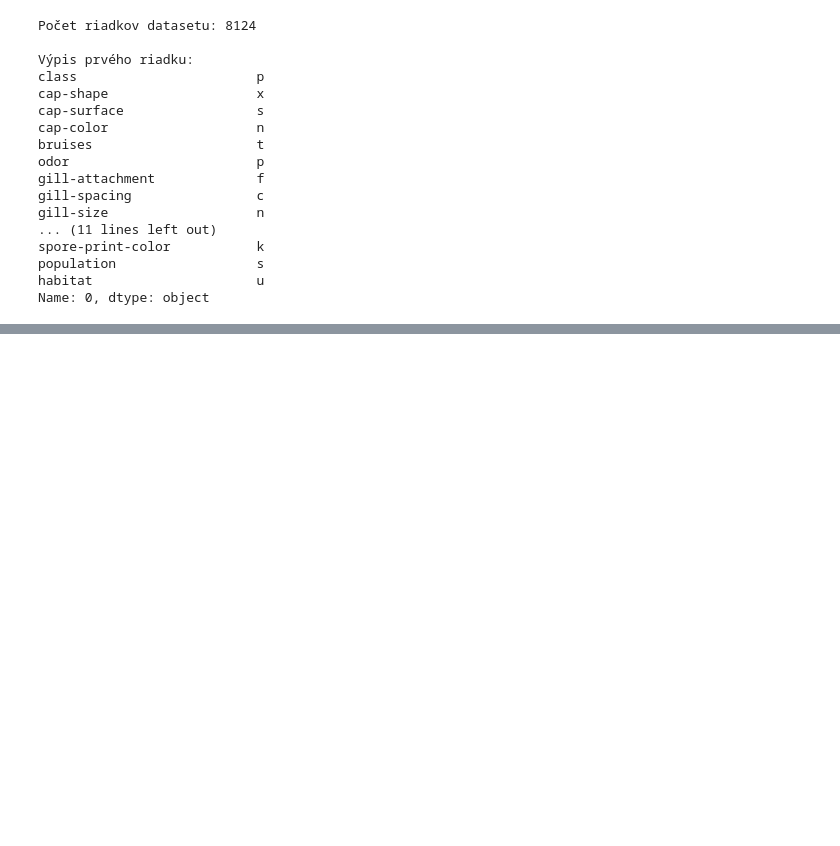
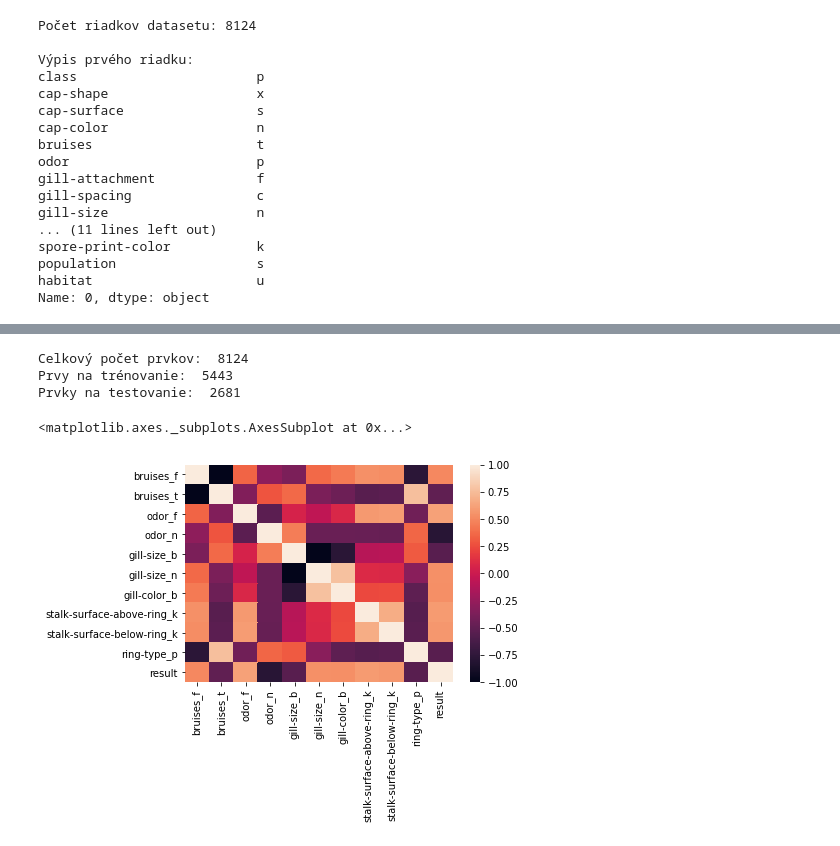
Before and after one commit to FilipZigo/NS-2020, a Jupyter notebook: Keras.ipynb, the cells around one changed output, grey strips where cells are left out. Cells and saved outputs as stored; diff of their text form; code cells hidden in the pictures; blank space fills up the shorter version.

```diff
--- a/Keras.ipynb
+++ b/Keras.ipynb
@@ -60,0 +93,5 @@ Name: 0, dtype: object
+# %%
+# Korelácia [druh a data], vytvorenie matrixu
+data["result"] = druh
+correlation_matrix = data.corr()
+display(correlation_matrix.head())
@@ -60,0 +106,7 @@ Name: 0, dtype: object
+# %%
+# Získanie stĺpcov, ktorých kolerácia so závislými dátami (druh) je väčšia ako 0.5 a uloženie do premennej columns
+columns=[]
+for column,value in zip(correlation_matrix.loc["result"].index,correlation_matrix.loc["result"]):
+    if(abs(value)>0.5):
+        columns.append(column)
+data = data[columns]
@@ -60,0 +144,14 @@ Name: 0, dtype: object
+# %%
+# Výpis počtu prvkov pre kontrolu správnosti funkčnosti. V prvom prípade 33% dát použitých na testovanie
+print('Celkový počet prvkov: ',len(y))
+print('Prvy na trénovanie: ',len(y_train))
+print('Prvky na testovanie: ',len(y_test))
+# %% [output]
+Celkový počet prvkov:  8124
+Prvy na trénovanie:  5443
+Prvky na testovanie:  2681
+# %%
+sns.heatmap(data.corr(),annot=False)
+# %% [output]
+<matplotlib.axes._subplots.AxesSubplot at 0x...>
+[figure, added]
```
Also changed, not shown: parts of 6 cells of this notebook.
